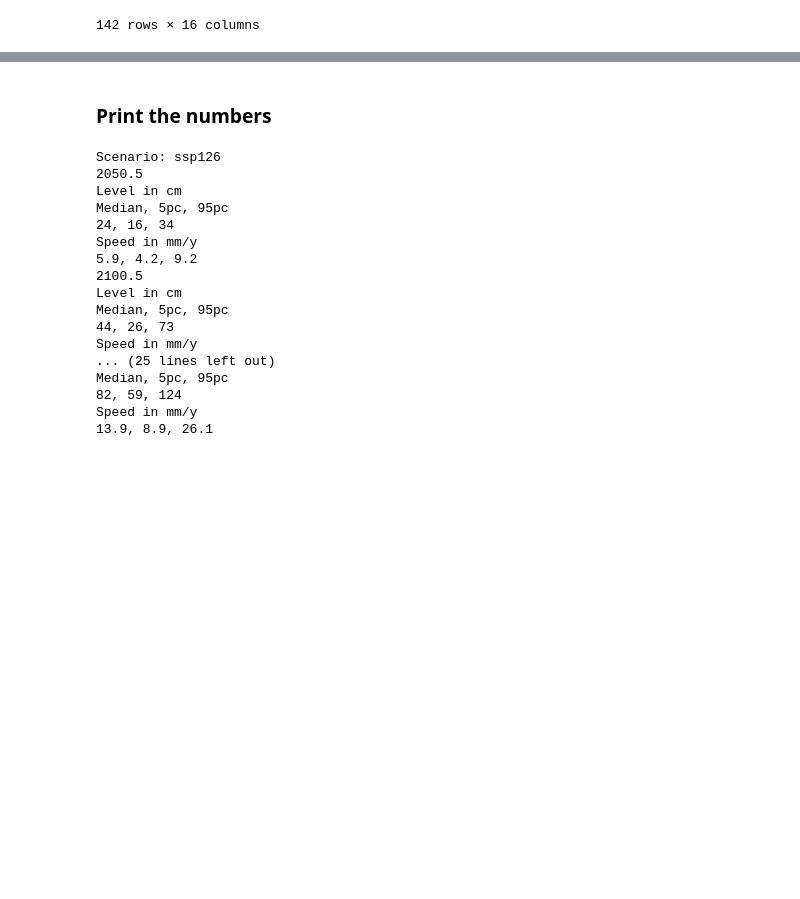
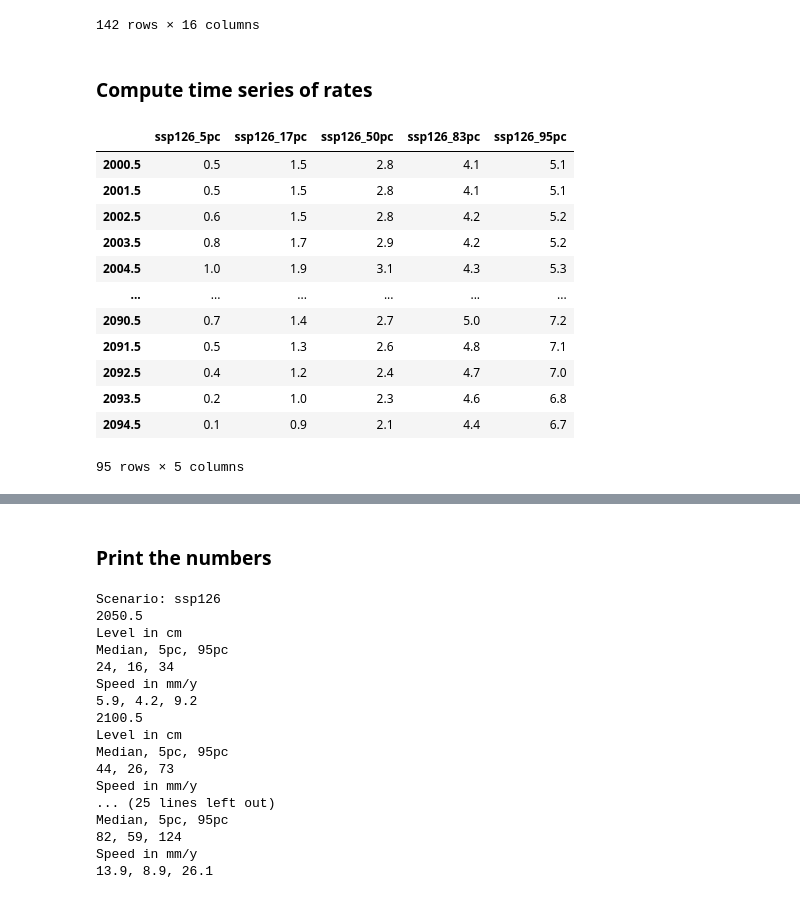
Before and after one commit to KNMI-sealevel/KNMI23_SeaLevelScenarios, a Jupyter notebook: FiguresScenKNMI23.ipynb, the cells around one changed output, grey strips where cells are left out. Drawn from its saved outputs; the diff is of its cells as text; code cells hidden in the pictures; blank space fills up the shorter version.

```diff
--- a/FiguresScenKNMI23.ipynb
+++ b/FiguresScenKNMI23.ipynb
@@ -193,0 +201,36 @@ all_df.to_csv(file_path)
+# %% [markdown]
+### Compute time series of rates
+# %%
+ys, ye = 2000, 2095
+scen = 'ssp126'
+cases = [f'{scen}_5pc', f'{scen}_17pc',
+         f'{scen}_50pc', f'{scen}_83pc',
+         f'{scen}_95pc']
+
+years = np.arange(ys, ye) + 0.5
+ly = len(years)
+rates = np.zeros(ly)
+rates_df = pd.DataFrame(index=years)
+
+for case in cases:
+    for idx, y in enumerate(years):
+        sel = all_df.loc[y-5:y+5,case]
+        rates[idx] = round(linregress(sel.index, sel)[0]*10,1)
+
+    rates_df[case] = rates
+
+rates_df
+# %% [output]
+|  | ssp126_5pc | ssp126_17pc | ssp126_50pc | ssp126_83pc | ssp126_95pc |
+| 2000.5 | 0.5 | 1.5 | 2.8 | 4.1 | 5.1 |
+| 2001.5 | 0.5 | 1.5 | 2.8 | 4.1 | 5.1 |
+| 2002.5 | 0.6 | 1.5 | 2.8 | 4.2 | 5.2 |
+| 2003.5 | 0.8 | 1.7 | 2.9 | 4.2 | 5.2 |
+| 2004.5 | 1.0 | 1.9 | 3.1 | 4.3 | 5.3 |
+| ... | ... | ... | ... | ... | ... |
+| 2090.5 | 0.7 | 1.4 | 2.7 | 5.0 | 7.2 |
+| 2091.5 | 0.5 | 1.3 | 2.6 | 4.8 | 7.1 |
+| 2092.5 | 0.4 | 1.2 | 2.4 | 4.7 | 7.0 |
+| 2093.5 | 0.2 | 1.0 | 2.3 | 4.6 | 6.8 |
+| 2094.5 | 0.1 | 0.9 | 2.1 | 4.4 | 6.7 |
+95 rows × 5 columns
```
Also changed, not shown: parts of 8 cells of this notebook.
